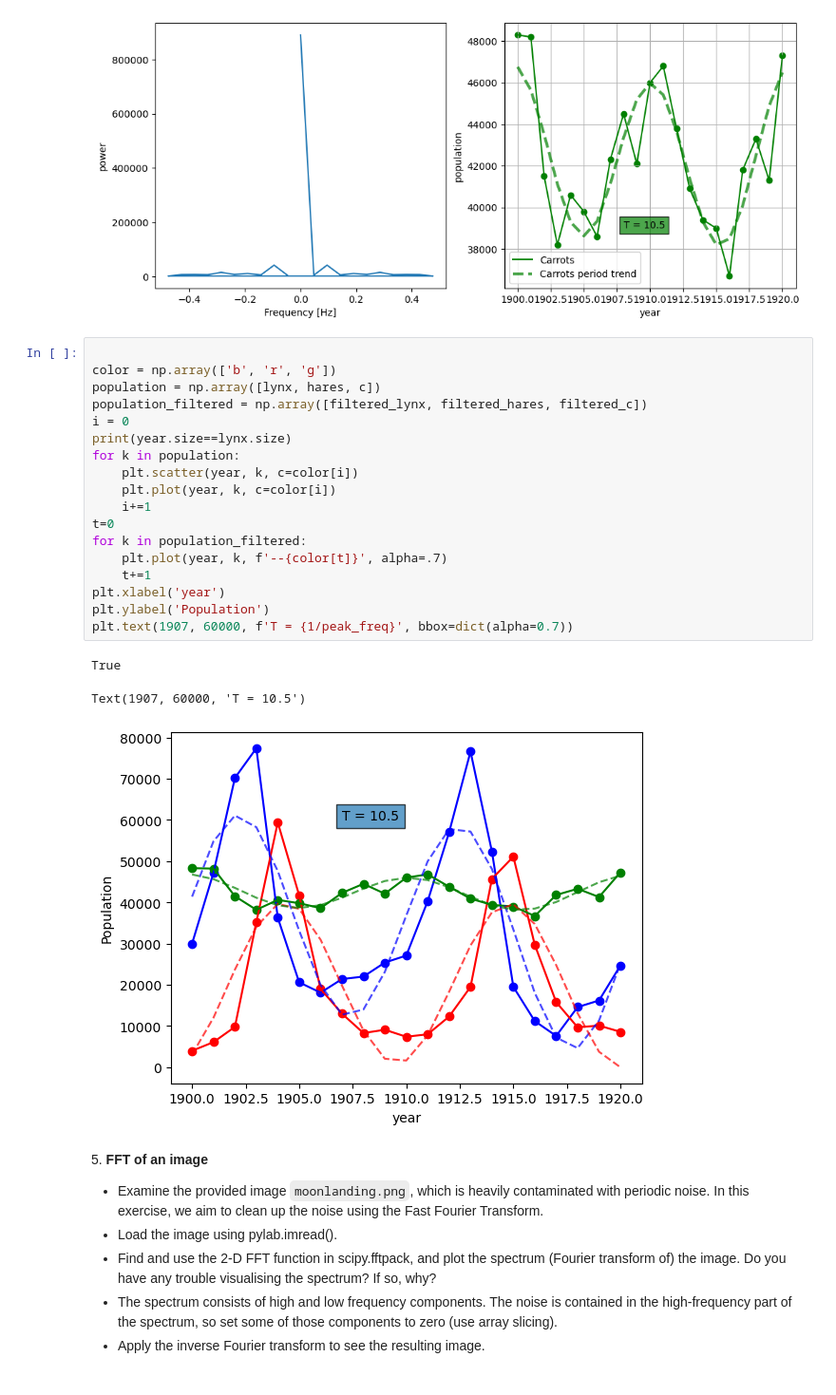
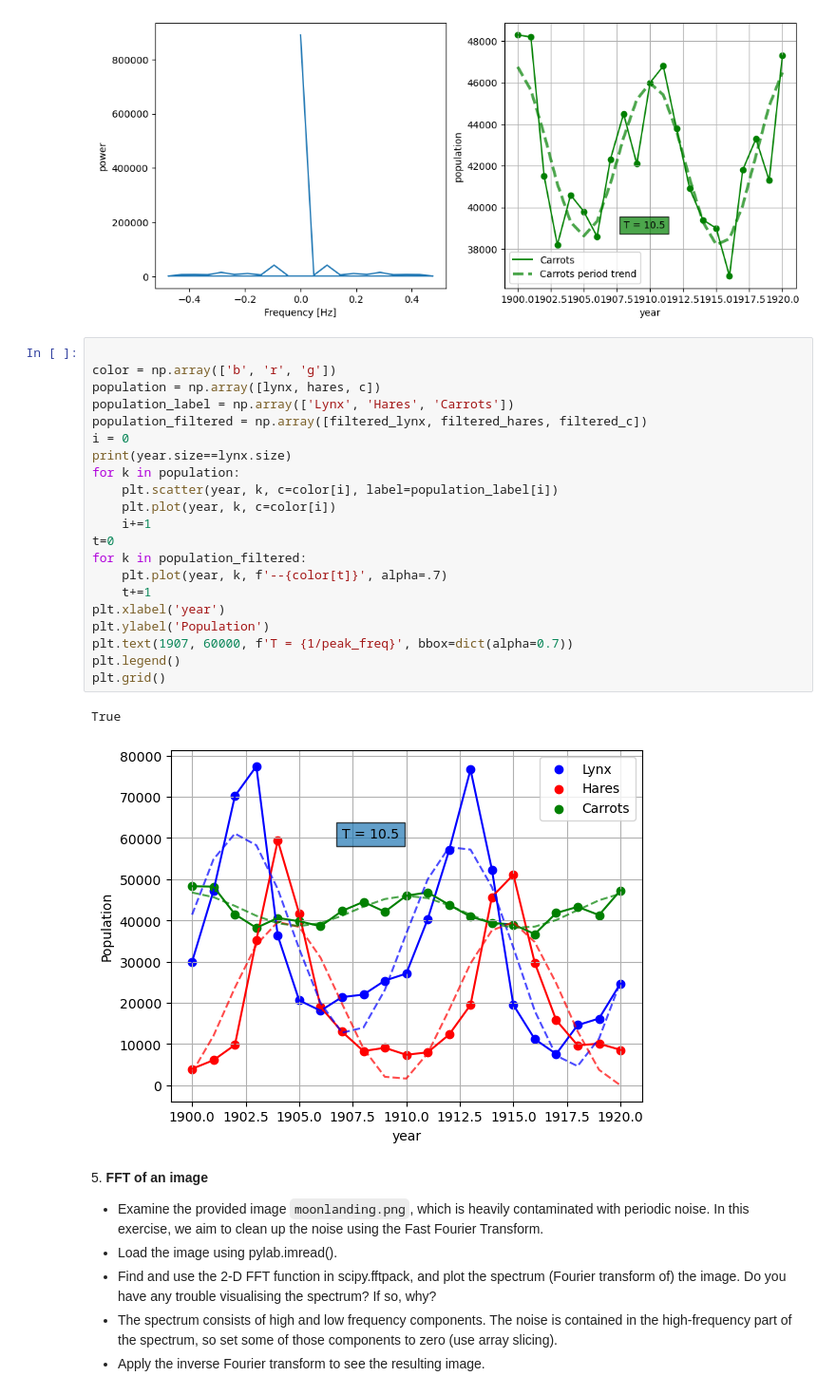
Before and after one commit to vepe99/LaboratoryOfComputationalPhysics_Y5, a Jupyter notebook: 09ex_Algorithms.ipynb, the cells around one changed output. Shown at 95% size. Cells and saved outputs as stored; diff of their text form.

```diff
--- a/09ex_Algorithms.ipynb
+++ b/09ex_Algorithms.ipynb
@@ -340,25 +340,27 @@ ax2.grid()
 # %%
 
 color = np.array(['b', 'r', 'g'])
 population = np.array([lynx, hares, c])
+population_label = np.array(['Lynx', 'Hares', 'Carrots'])
 population_filtered = np.array([filtered_lynx, filtered_hares, filtered_c])
 i = 0
 print(year.size==lynx.size)
 for k in population:
-    plt.scatter(year, k, c=color[i])
+    plt.scatter(year, k, c=color[i], label=population_label[i])
     plt.plot(year, k, c=color[i])
     i+=1
 t=0
 for k in population_filtered:
     plt.plot(year, k, f'--{color[t]}', alpha=.7)
     t+=1
 plt.xlabel('year')
 plt.ylabel('Population')
 plt.text(1907, 60000, f'T = {1/peak_freq}', bbox=dict(alpha=0.7))
+plt.legend()
+plt.grid()
 # %% [output]
 True
-Text(1907, 60000, 'T = 10.5')
-[figure, old version]
+[figure, new version]
 # %% [markdown]
 5\. **FFT of an image**
 
```
